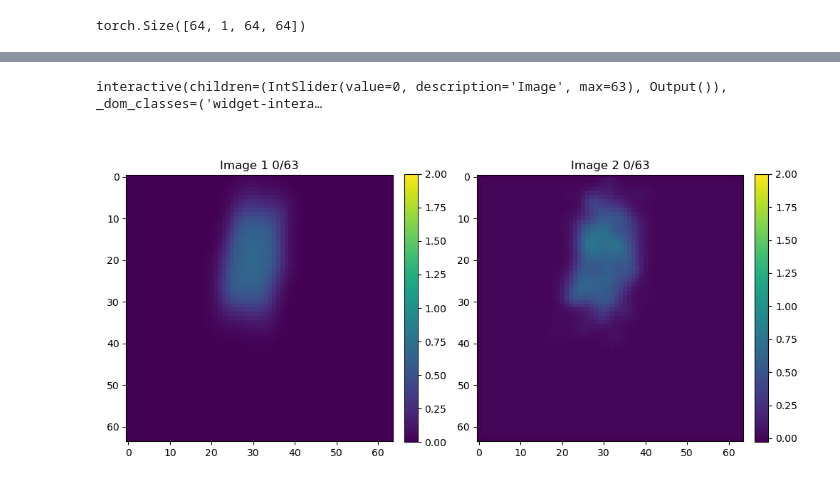
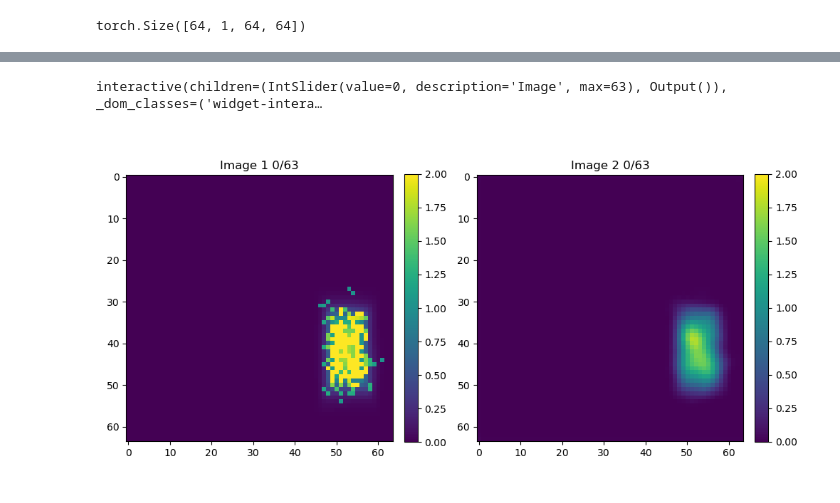
Before and after one commit to ahmed2903/pyxtools, a Jupyter notebook: example/train_net.ipynb, the cells around one changed output, grey strips where cells are left out. Saved outputs shown, nothing was run; the diff lists cells and outputs as text; code cells hidden in the pictures.

```diff
--- a/example/train_net.ipynb
+++ b/example/train_net.ipynb
@@ -114,2 +114,2 @@ Current lr:0.001
 # %%
-x_test = denoiser(x_noisy)
+x_pred = denoiser(x_noisy)
@@ -122,8 +127,8 @@ interactive(children=(IntSlider(value=0, description='Image', max=63), Output())
 # %%
-pxp.two_lists_one_slider(x_clean[:,0,...].detach().numpy(), x_test[:,0,...].detach().numpy(), vmax1 = 2, vmax2 = 2)
+pxp.two_lists_one_slider(x_noisy[:,0,...].detach().numpy(), x_pred[:,0,...].detach().numpy(), vmax1 = 2, vmax2 = 2)
 # %% [output]
 interactive(children=(IntSlider(value=0, description='Image', max=63), Output()), _dom_classes=('widget-intera…
-[figure, old version]
+[figure, new version]
 # %%
 plt.figure()
 plt.plot(train_loss, label='training loss')
```
Also changed, not shown: parts of 17 cells of this notebook, 7 other files.
